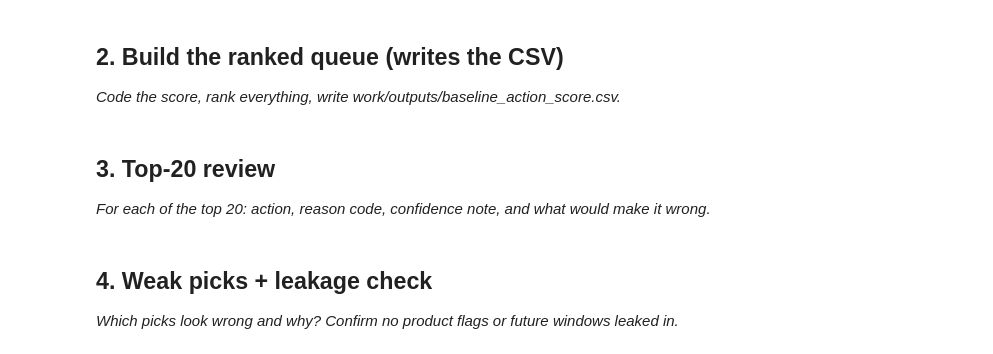
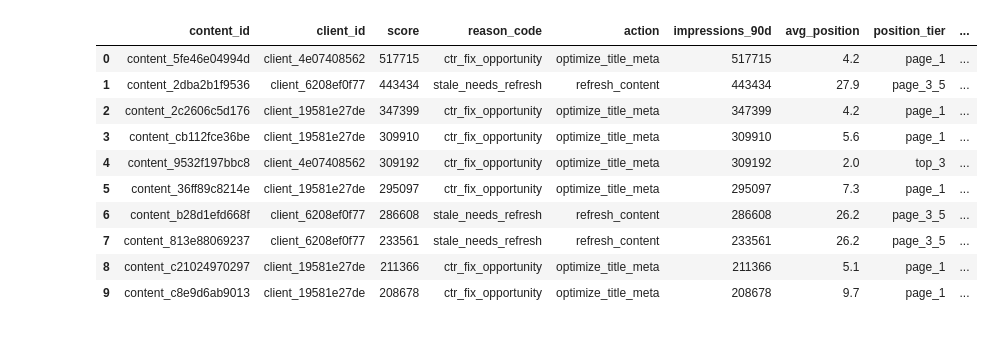
Before and after one commit to ak470107/ML-internship, a Jupyter notebook: work/notebooks/w04_baseline_score.ipynb, the cells around one changed output. Saved outputs shown, nothing was run; the diff lists cells and outputs as text; code cells hidden in the pictures.

```diff
--- a/work/notebooks/w04_baseline_score.ipynb
+++ b/work/notebooks/w04_baseline_score.ipynb
@@ -12,0 +158,20 @@ This skeleton is yours to fill. Work the sections **in order** — each one has
+# %%
+# This cell is for CODE (numbers, a query, a check).
+# Write your text answer in the cell ABOVE this one -- typing sentences here breaks Run All.
+
+os.makedirs("../outputs", exist_ok=True)
+
+queue = (
+    df[df["score"] > 0]
+    .sort_values("score", ascending=False)
+    [["content_id", "client_id", "score", "reason_code", "action",
+      "impressions_90d", "avg_position", "position_tier", "ctr", "freshness_tier"]]
+    .reset_index(drop=True)
+)
+
+out_path = "../outputs/baseline_action_score.csv"
+queue.to_csv(out_path, index=False)
+
+print(f"Ranked queue: {len(queue):,} flagged pages out of {len(df):,} total ({len(queue)/len(df):.1%})")
+print(f"Written to {out_path}")
+queue.head(10)
@@ -13,7 +207,19 @@ This skeleton is yours to fill. Work the sections **in order** — each one has
 # %%
 # This cell is for CODE (numbers, a query, a check).
-# Write your text answer in the cell ABOVE this one — typing sentences here breaks Run All.
+# Write your text answer in the cell ABOVE this one -- typing sentences here breaks Run All.
+
+pd.set_option("display.width", 200)
+top10 = queue.head(10)
+top10
+# %% [output]
+|  | content_id | client_id | score | reason_code | action | impressions_90d | avg_position | position_tier | ... |
+| 0 | content_5fe46e04994d | client_4e07408562 | 517715 | ctr_fix_opportunity | optimize_title_meta | 517715 | 4.2 | page_1 | ... |
+| 1 | content_2dba2b1f9536 | client_6208ef0f77 | 443434 | stale_needs_refresh | refresh_content | 443434 | 27.9 | page_3_5 | ... |
+| 2 | content_2c2606c5d176 | client_19581e27de | 347399 | ctr_fix_opportunity | optimize_title_meta | 347399 | 4.2 | page_1 | ... |
+| 3 | content_cb112fce36be | client_19581e27de | 309910 | ctr_fix_opportunity | optimize_title_meta | 309910 | 5.6 | page_1 | ... |
+| 4 | content_9532f197bbc8 | client_4e07408562 | 309192 | ctr_fix_opportunity | optimize_title_meta | 309192 | 2.0 | top_3 | ... |
+| 5 | content_36ff89c8214e | client_19581e27de | 295097 | ctr_fix_opportunity | optimize_title_meta | 295097 | 7.3 | page_1 | ... |
+| 6 | content_b28d1efd668f | client_6208ef0f77 | 286608 | stale_needs_refresh | refresh_content | 286608 | 26.2 | page_3_5 | ... |
+| 7 | content_813e88069237 | client_6208ef0f77 | 233561 | stale_needs_refresh | refresh_content | 233561 | 26.2 | page_3_5 | ... |
+| 8 | content_c21024970297 | client_19581e27de | 211366 | ctr_fix_opportunity | optimize_title_meta | 211366 | 5.1 | page_1 | ... |
+| 9 | content_c8e9d6ab9013 | client_19581e27de | 208678 | ctr_fix_opportunity | optimize_title_meta | 208678 | 9.7 | page_1 | ... |
-# %% [markdown]
-## 2. Build the ranked queue (writes the CSV)
-
-*Code the score, rank everything, write work/outputs/baseline_action_score.csv.*
@@ -23,4 +225,0 @@ This skeleton is yours to fill. Work the sections **in order** — each one has
-# %% [markdown]
-## 3. Top-20 review
-
-*For each of the top 20: action, reason code, confidence note, and what would make it wrong.*
@@ -30,4 +225,0 @@ This skeleton is yours to fill. Work the sections **in order** — each one has
-# %% [markdown]
-## 4. Weak picks + leakage check
-
-*Which picks look wrong and why? Confirm no product flags or future windows leaked in.*
```
Also changed, not shown: parts of 21 cells of this notebook.
